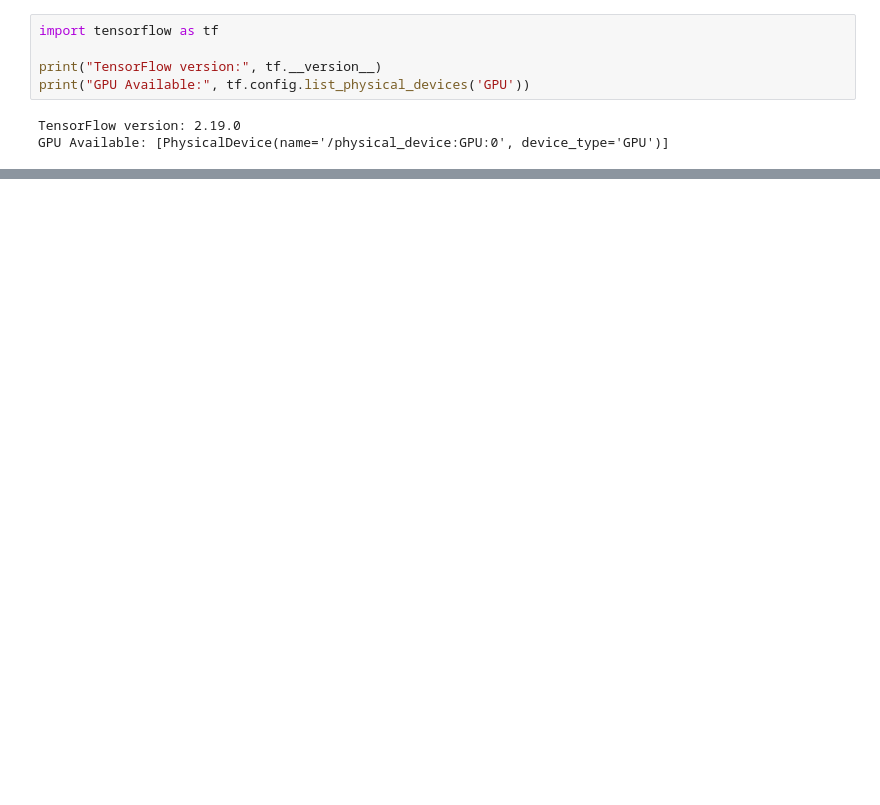
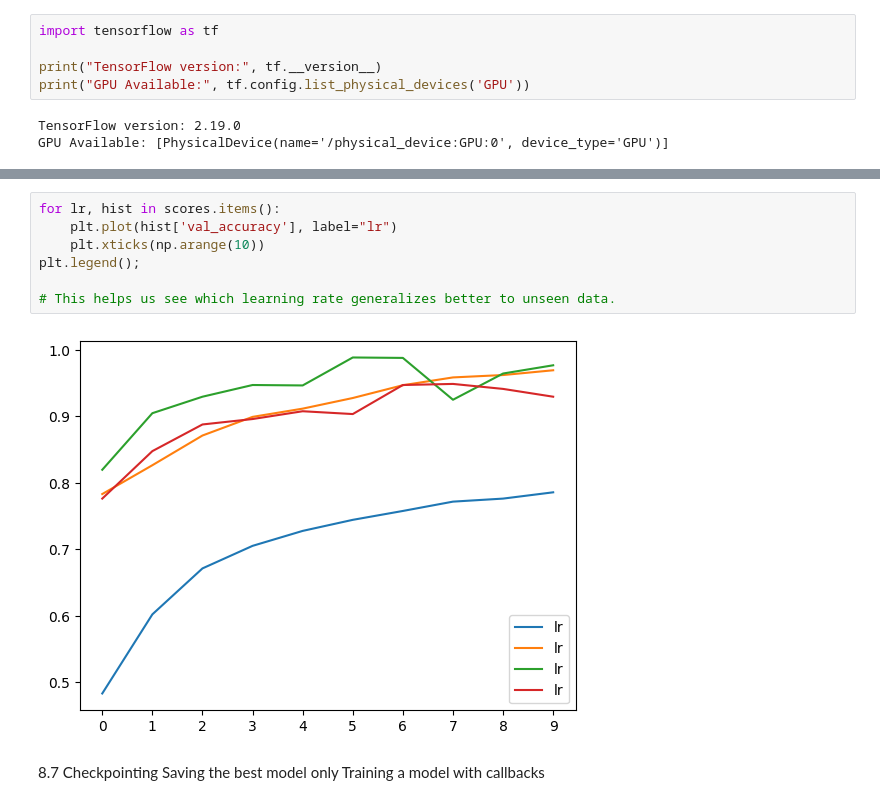
Before and after one commit to Snig2415/ML_Zoomcamp_2025, a Jupyter notebook: Module08/deepLearn.ipynb, the cells around one changed output, grey strips where cells are left out. Cells and saved outputs as stored; diff of their text form; blank space fills up the shorter version.

```diff
--- a/Module08/deepLearn.ipynb
+++ b/Module08/deepLearn.ipynb
@@ -276,0 +369,13 @@ GPU Available: [PhysicalDevice(name='/physical_device:GPU:0', device_type='GPU')
+# %%
+for lr, hist in scores.items():
+    plt.plot(hist['val_accuracy'], label="lr")
+    plt.xticks(np.arange(10))
+plt.legend();
+
+# This helps us see which learning rate generalizes better to unseen data.
+# %% [output]
+[figure, added]
+# %% [markdown]
+8.7 Checkpointing
+Saving the best model only
+Training a model with callbacks
```
Also changed, not shown: parts of 25 cells of this notebook.
